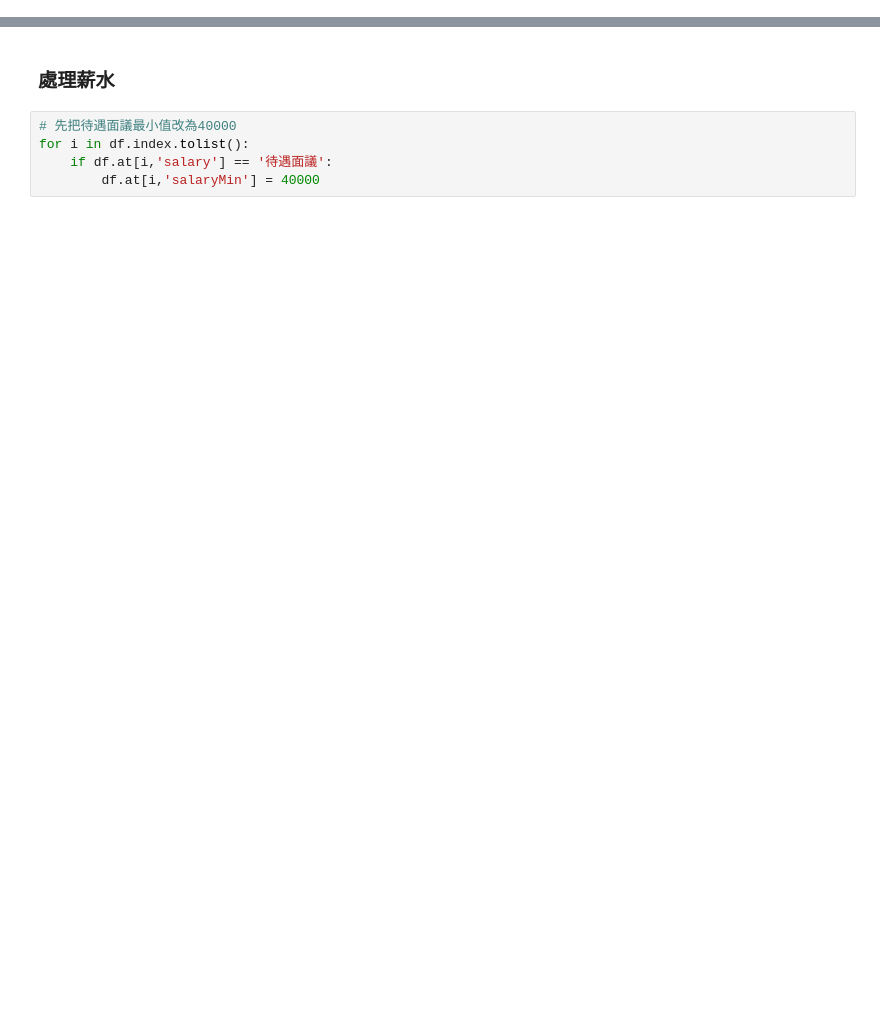
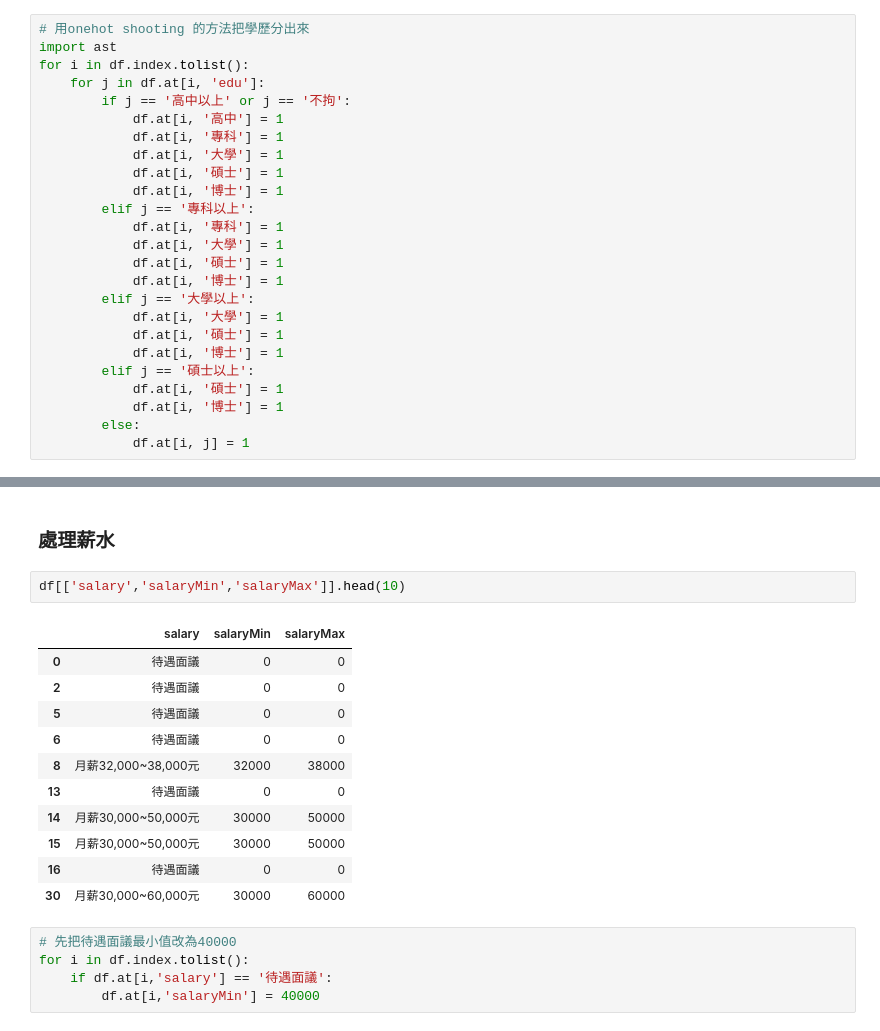
Before and after one commit to erikson0611/data_job, a Jupyter notebook: data_clean.ipynb, the cells around one changed output, grey strips where cells are left out. Drawn from its saved outputs; the diff is of its cells as text; blank space fills up the shorter version.

```diff
--- a/data_clean.ipynb
+++ b/data_clean.ipynb
@@ -22,0 +125,25 @@ df = df.dropna()
+# %%
+# 用onehot shooting 的方法把學歷分出來
+import ast
+for i in df.index.tolist():
+    for j in df.at[i, 'edu']:
+        if j == '高中以上' or j == '不拘':
+            df.at[i, '高中'] = 1
+            df.at[i, '專科'] = 1
+            df.at[i, '大學'] = 1
+            df.at[i, '碩士'] = 1
+            df.at[i, '博士'] = 1
+        elif j == '專科以上':
+            df.at[i, '專科'] = 1
+            df.at[i, '大學'] = 1
+            df.at[i, '碩士'] = 1
+            df.at[i, '博士'] = 1
+        elif j == '大學以上':
+            df.at[i, '大學'] = 1
+            df.at[i, '碩士'] = 1
+            df.at[i, '博士'] = 1
+        elif j == '碩士以上':
+            df.at[i, '碩士'] = 1
+            df.at[i, '博士'] = 1
+        else:
+            df.at[i, j] = 1
@@ -257,6 +396,20 @@ df[skill_name].head(10)
 | 30 | NaN | NaN | NaN | NaN | NaN | NaN | NaN | NaN | NaN | ... |
 # %% [markdown]
 ### 處理薪水
+# %%
+df[['salary','salaryMin','salaryMax']].head(10)
+# %% [output]
+|  | salary | salaryMin | salaryMax |
+| 0 | 待遇面議 | 0 | 0 |
+| 2 | 待遇面議 | 0 | 0 |
+| 5 | 待遇面議 | 0 | 0 |
+| 6 | 待遇面議 | 0 | 0 |
+| 8 | 月薪32,000~38,000元 | 32000 | 38000 |
+| 13 | 待遇面議 | 0 | 0 |
+| 14 | 月薪30,000~50,000元 | 30000 | 50000 |
+| 15 | 月薪30,000~50,000元 | 30000 | 50000 |
+| 16 | 待遇面議 | 0 | 0 |
+| 30 | 月薪30,000~60,000元 | 30000 | 60000 |
 # %%
 # 先把待遇面議最小值改為40000
 for i in df.index.tolist():
```
Also changed, not shown: parts of 47 cells of this notebook, 2 other files.
